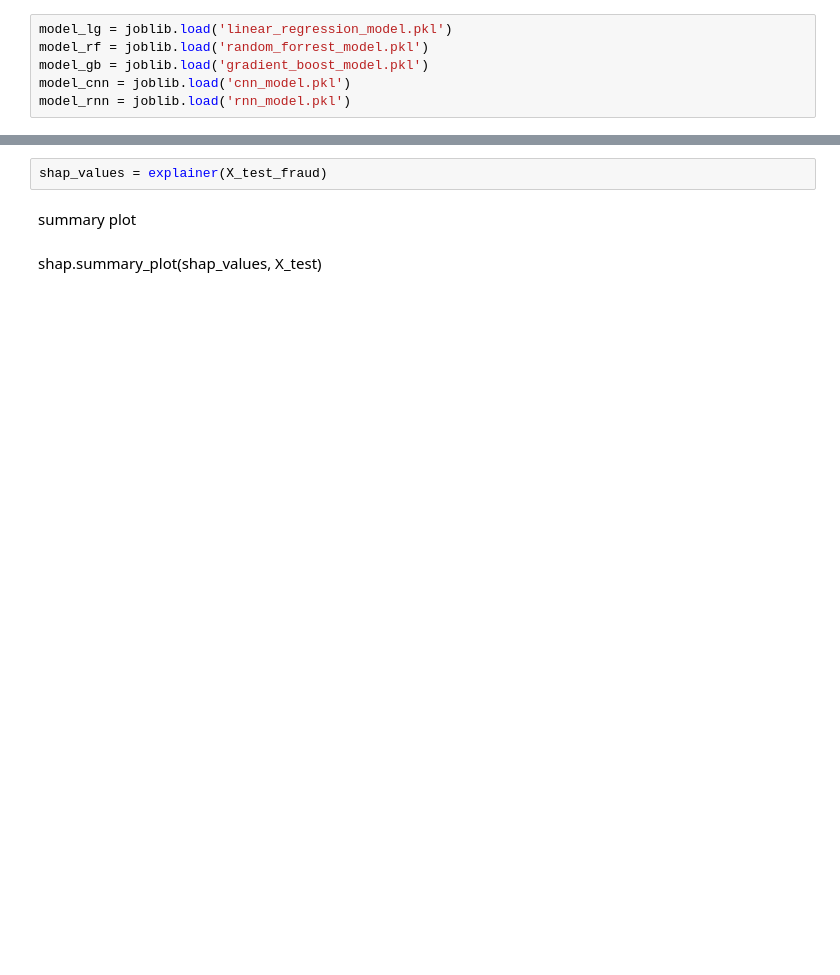
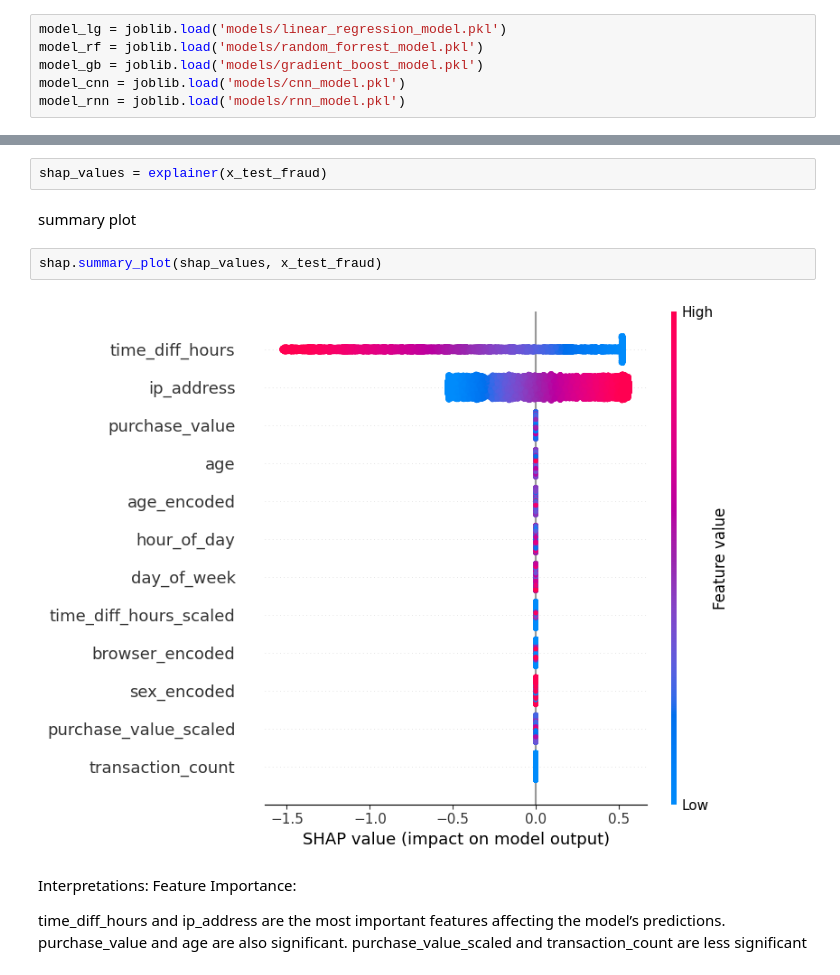
Before and after one commit to basleal22/kaim-week-8-9, a Jupyter notebook: notebooks/model_inter.ipynb, the cells around one changed output, grey strips where cells are left out. Drawn from its saved outputs; the diff is of its cells as text; blank space fills up the shorter version.

Commit message:
ploted the shap values to see which features are the most important

```diff
--- a/notebooks/model_inter.ipynb
+++ b/notebooks/model_inter.ipynb
@@ -12,11 +9,11 @@ The autoreload extension is already loaded. To reload it, use:
 # %%
 os.chdir('C:/Users/basleal/Desktop/tutorial/kaim-week-8-9')
 # %%
-model_lg = joblib.load('linear_regression_model.pkl')
-model_rf = joblib.load('random_forrest_model.pkl')
-model_gb = joblib.load('gradient_boost_model.pkl')
-model_cnn = joblib.load('cnn_model.pkl')
-model_rnn = joblib.load('rnn_model.pkl')
+model_lg = joblib.load('models/linear_regression_model.pkl')
+model_rf = joblib.load('models/random_forrest_model.pkl')
+model_gb = joblib.load('models/gradient_boost_model.pkl')
+model_cnn = joblib.load('models/cnn_model.pkl')
+model_rnn = joblib.load('models/rnn_model.pkl')
 # %%
 from imblearn.over_sampling import SMOTE
 from sklearn.utils import shuffle
@@ -41,8 +46,17 @@ explainer = shap.Explainer(model_lg,x_train_balanced)
 # %% [markdown]
 Calculate the shap values
 # %%
-shap_values = explainer(X_test_fraud)
+shap_values = explainer(x_test_fraud)
 # %% [markdown]
 summary plot
-# %% [markdown]
-shap.summary_plot(shap_values, X_test)
+# %%
+shap.summary_plot(shap_values, x_test_fraud)
+# %% [output]
+[figure, added]
+# %% [markdown]
+Interpretations:
+Feature Importance:
+
+time_diff_hours and ip_address are the most important features affecting the model’s predictions.
+purchase_value and age are also significant.
+purchase_value_scaled and transaction_count are less significant
```
Also changed, not shown: parts of 10 cells of this notebook.
